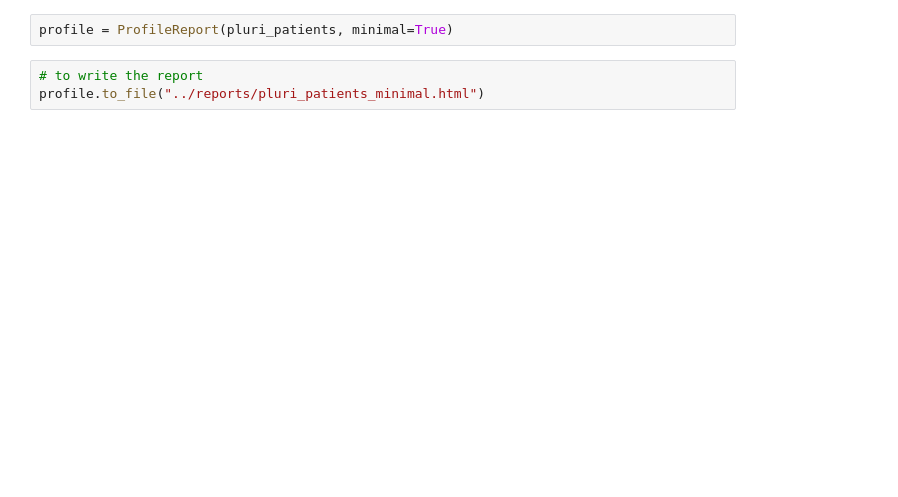
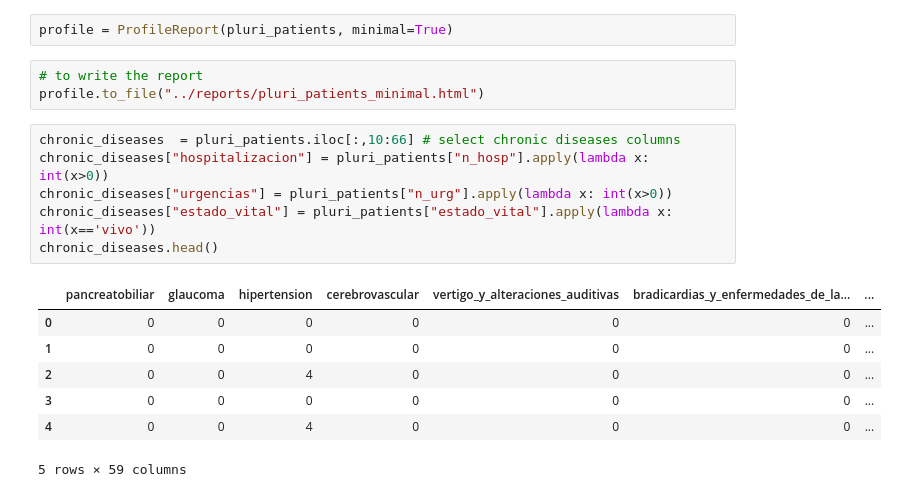
Before and after one commit to Teett/ds4a-team-62, a Jupyter notebook: notebooks/eda_daniel.ipynb, the cells around one changed output. Cells and saved outputs as stored; diff of their text form; blank space fills up the shorter version.

```diff
--- a/notebooks/eda_daniel.ipynb
+++ b/notebooks/eda_daniel.ipynb
@@ -23,3 +19,17 @@ profile = ProfileReport(pluri_patients, minimal=True)
 # %%
 # to write the report
 profile.to_file("../reports/pluri_patients_minimal.html")
+# %%
+chronic_diseases  = pluri_patients.iloc[:,10:66] # select chronic diseases columns
+chronic_diseases["hospitalizacion"] = pluri_patients["n_hosp"].apply(lambda x: int(x>0))
+chronic_diseases["urgencias"] = pluri_patients["n_urg"].apply(lambda x: int(x>0))
+chronic_diseases["estado_vital"] = pluri_patients["estado_vital"].apply(lambda x: int(x=='vivo'))
+chronic_diseases.head()
+# %% [output]
+|  | pancreatobiliar | glaucoma | hipertension | cerebrovascular | vertigo_y_alteraciones_auditivas | bradicardias_y_enfermedades_de_la... | ... |
+| 0 | 0 | 0 | 0 | 0 | 0 | 0 | ... |
+| 1 | 0 | 0 | 0 | 0 | 0 | 0 | ... |
+| 2 | 0 | 0 | 4 | 0 | 0 | 0 | ... |
+| 3 | 0 | 0 | 0 | 0 | 0 | 0 | ... |
+| 4 | 0 | 0 | 4 | 0 | 0 | 0 | ... |
+5 rows × 59 columns
```
Also changed, not shown: parts of 9 cells of this notebook, 1 other file.
